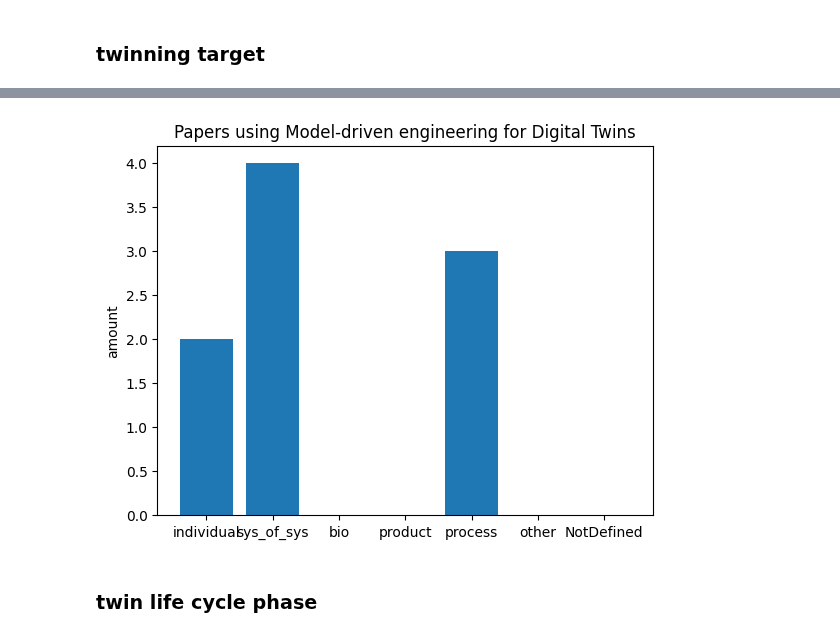
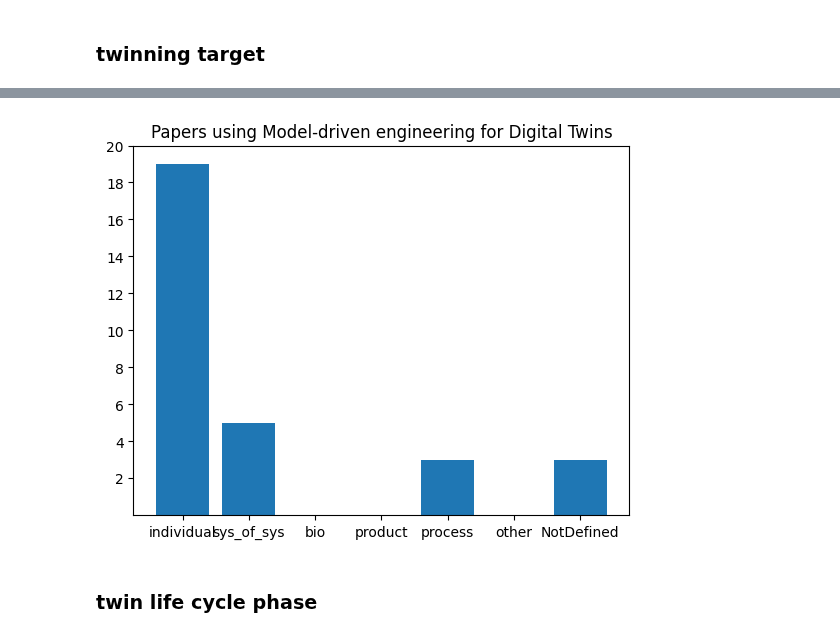
Before and after one commit to cdl-mint/mde4dts, a Jupyter notebook: cleanup_data.ipynb, the cells around one changed output, grey strips where cells are left out. Drawn from its saved outputs; the diff is of its cells as text; code cells hidden in the pictures.

Commit message:
update cleanup with visualizations

```diff
--- a/cleanup_data.ipynb
+++ b/cleanup_data.ipynb
@@ -332,19 +278,19 @@ categories = ['Individual Systems, such as automated cars (Atorf and Roßmann, 2
 for key in out_menge_1:
     if pd.isna(key):
         continue
+    try:
+        if categories[0] in out_menge_1[key]['twinning target']:
+            individual+=1
+        if categories[1] in out_menge_1[key]['twinning target']:
+            sys_of_sys+=1
+        if categories[2] in out_menge_1[key]['twinning target']:
+            bio+=1
+        if categories[3] in out_menge_1[key]['twinning target']:
+            product+=1
+        if categories[4] in out_menge_1[key]['twinning target']:
+            process+=1
+        if categories[5] in out_menge_1[key]['twinning target']:
+            other+=1
 
-    if categories[0] in out_menge_1[key]['twinning target']:
-            individual+=1
-    if categories[1] in out_menge_1[key]['twinning target']:
-            sys_of_sys+=1
-    if categories[2] in out_menge_1[key]['twinning target']:
-            bio+=1
-    if categories[3] in out_menge_1[key]['twinning target']:
-            product+=1
-    if categories[4] in out_menge_1[key]['twinning target']:
-            process+=1
-    if categories[5] in out_menge_1[key]['twinning target']:
-            other+=1
-    print(out_menge_1[key]['twinning target'])
-    if out_menge_1[key]['twinning target'] is None:
+    except TypeError as err:
         NotDefined+=1
@@ -365,23 +297,24 @@ TypeError: argument of type 'NoneType' is not iterable
 # %%
 import matplotlib.pyplot as plt
 
 fig, ax = plt.subplots()
 
 fruits = ['individual', 'sys_of_sys', 'bio', 'product', 'process', 'other', 'NotDefined']
 counts = [individual, sys_of_sys, bio, product, process, other, NotDefined]
 bar_labels = ['individual', 'sys_of_sys', 'biological', 'product', 'process', 'other', 'NotDefined']
 bar_colors = ['tab:blue', 'tab:blue', 'tab:blue', 'tab:blue', 'tab:blue', 'tab:blue']
 
 ax.bar(fruits, counts, label=bar_labels, color=bar_colors)
 
-ax.set_ylabel('amount')
+ax.set_yticks([2,4,6,8,10,12,14,16,18,20])
+ax.set_ylim([0, 20])
 ax.set_title('Papers using Model-driven engineering for Digital Twins')
 
 plt.savefig('target/img/twinningtarget.png')
 
 plt.show()
 # %% [output]
-[figure, old version]
+[figure, new version]
 # %%
 del individual
 del sys_of_sys
```
Also changed, not shown: parts of 8 cells of this notebook, 2 other files.
